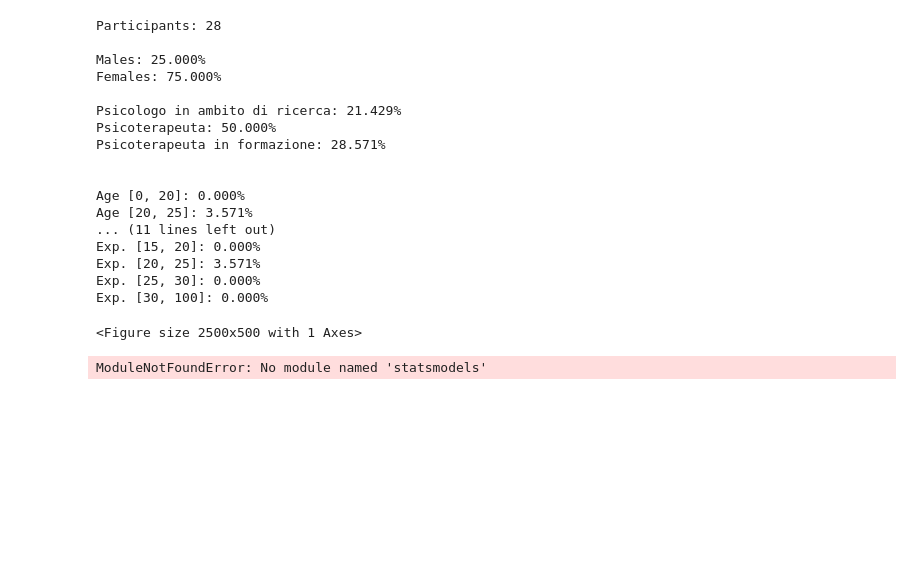
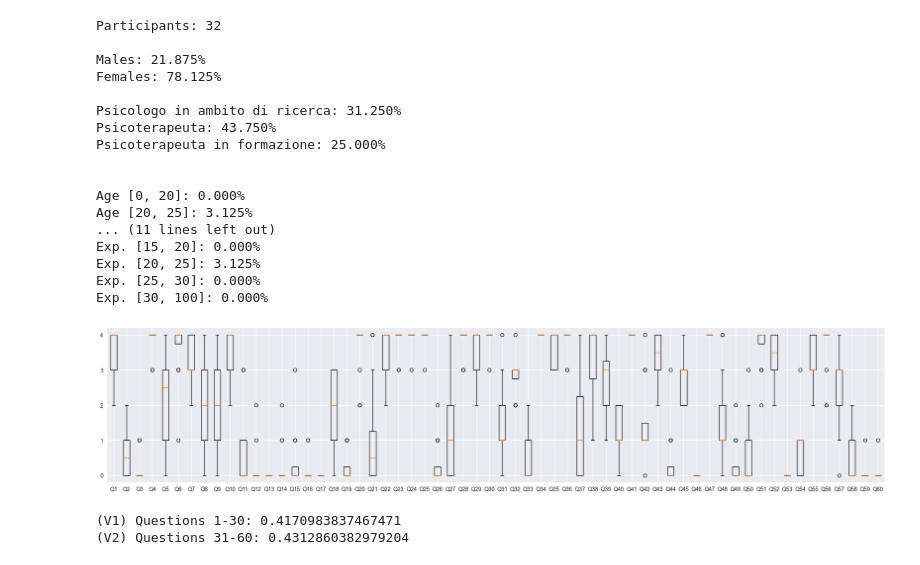
Before and after one commit to sbancuz/ToxicOracles, a Jupyter notebook: questionnaire/questionnaire_plots.ipynb, the cells around one changed output. Drawn from its saved outputs; the diff is of its cells as text; code cells hidden in the pictures; blank space fills up the shorter version.

```diff
--- a/questionnaire/questionnaire_plots.ipynb
+++ b/questionnaire/questionnaire_plots.ipynb
@@ -11,17 +11,17 @@ else:
     VERSION = 'v2'
     csv_files = ['[icse 2025] toxic survey - {}.csv'.format(VERSION)]
 
-ita_to_likert = {'Per nulla tossico': 0, 'Poco tossico': 1, 'Moderatamente tossico': 2, 'Abbastanza tossico': 3, 'Molto tossico': 4}
-ita_to_genders = {'Femmina': 'F', 'Maschio': 'M'}
+text_to_likert = {'not toxic': 0, 'slightly toxic': 1, 'moderately toxic': 2, 'very toxic': 3, 'extremely toxic': 4}
+text_to_gen = {'female': 'F', 'male': 'M'}
 
 entries = []
 def_keys = ['role', 'experience', 'gender', 'age']
 
 def map_value(v):
-    if v in ita_to_likert:
-        return ita_to_likert[v]
-    elif v in ita_to_genders:
-        return ita_to_genders[v]
+    if v in text_to_likert:
+        return text_to_likert[v]
+    elif v in text_to_gen:
+        return text_to_gen[v]
     elif len(v) == 0:
         return None
     else:
@@ -43,7 +43,7 @@ for n_f, csv_file in enumerate(csv_files):
             if i==0 or (n_f == 0 and i==2) or (i!=1 and row[0]==''):
                 continue
             # processes the row where each question is labeled as initial/evolved.
-            elif (i==1):
+            elif i==1:
                 for q_i, q in enumerate(row[4:]):
                     init_or_evolved[q_indexes[q_i]] = q
                 continue
@@ -77,39 +77,39 @@ for b in age_bins:
     pop = [e for e in entries if b[0]<e['experience']<=b[1]]
     print('Exp. [{}, {}]: {:.3f}%'.format(b[0], b[1], len(pop)/len(entries)*100))
 # %% [output]
-Participants: 28
+Participants: 32
 
-Males: 25.000%
-Females: 75.000%
+Males: 21.875%
+Females: 78.125%
 
-Psicologo in ambito di ricerca: 21.429%
-Psicoterapeuta: 50.000%
-Psicoterapeuta in formazione: 28.571%
+Psicologo in ambito di ricerca: 31.250%
+Psicoterapeuta: 43.750%
+Psicoterapeuta in formazione: 25.000%
 
 
 Age [0, 20]: 0.000%
-Age [20, 25]: 3.571%
+Age [20, 25]: 3.125%
 ... (11 lines left out)
 Exp. [15, 20]: 0.000%
-Exp. [20, 25]: 3.571%
+Exp. [20, 25]: 3.125%
 Exp. [25, 30]: 0.000%
 Exp. [30, 100]: 0.000%
 # %%
 import matplotlib.pyplot as plt
 
 # Score distribution broken down by question.
 
 plt.figure(figsize=(25, 5))
 
 x = ['Q{}'.format(i+1) for i in range(60)]
 y = [[e[q] for e in entries if q in e and e[q] is not None] for q in x]
 
 plt.boxplot(y, labels=x)
-plt.yticks(ticks=list(ita_to_likert.values()))
+plt.yticks(ticks=list(text_to_likert.values()))
 
 plt.show()
 # %% [output]
-<Figure size 2500x500 with 1 Axes>
+[figure, added]
 # %%
 import statsmodels.stats.inter_rater as st
 import numpy as np
@@ -131,7 +131,8 @@ data, categories = st.aggregate_raters(np.array(evaluations[30:]), n_cat=5)
 fleiss_k = st.fleiss_kappa(data, method='fleiss')
 print('(V2) Questions 31-60: {}'.format(fleiss_k))
 # %% [output]
-ModuleNotFoundError: No module named 'statsmodels'
+(V1) Questions 1-30: 0.4170983837467471
+(V2) Questions 31-60: 0.4312860382979204
 # %%
 from typing import List, Dict
 import itertools as it
```
Also changed, not shown: parts of 1 cell of this notebook, 3 other files.
